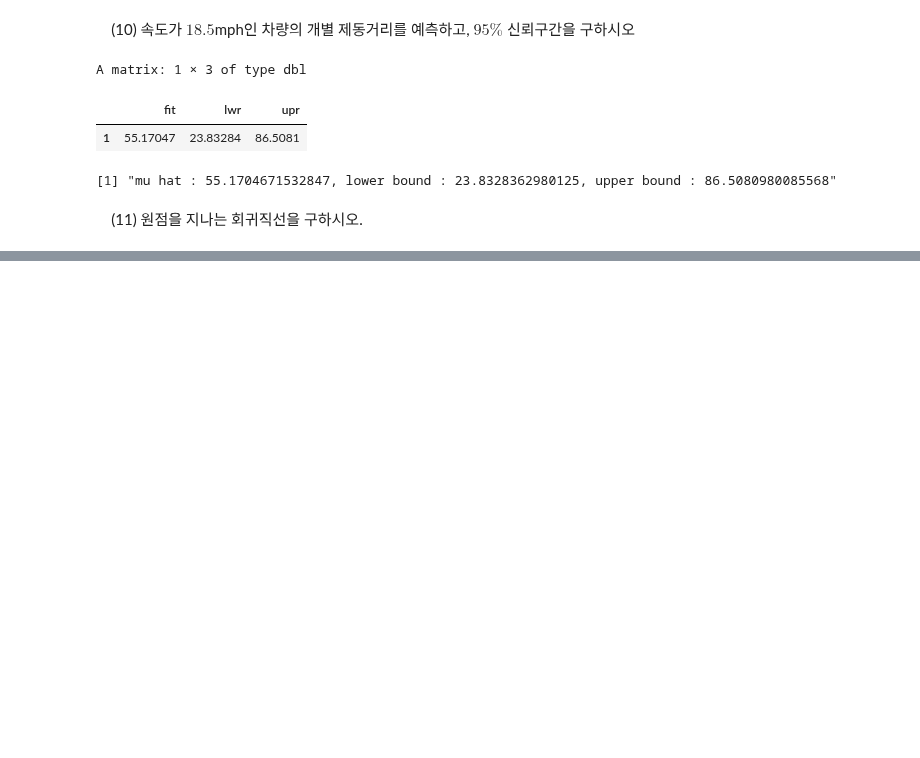
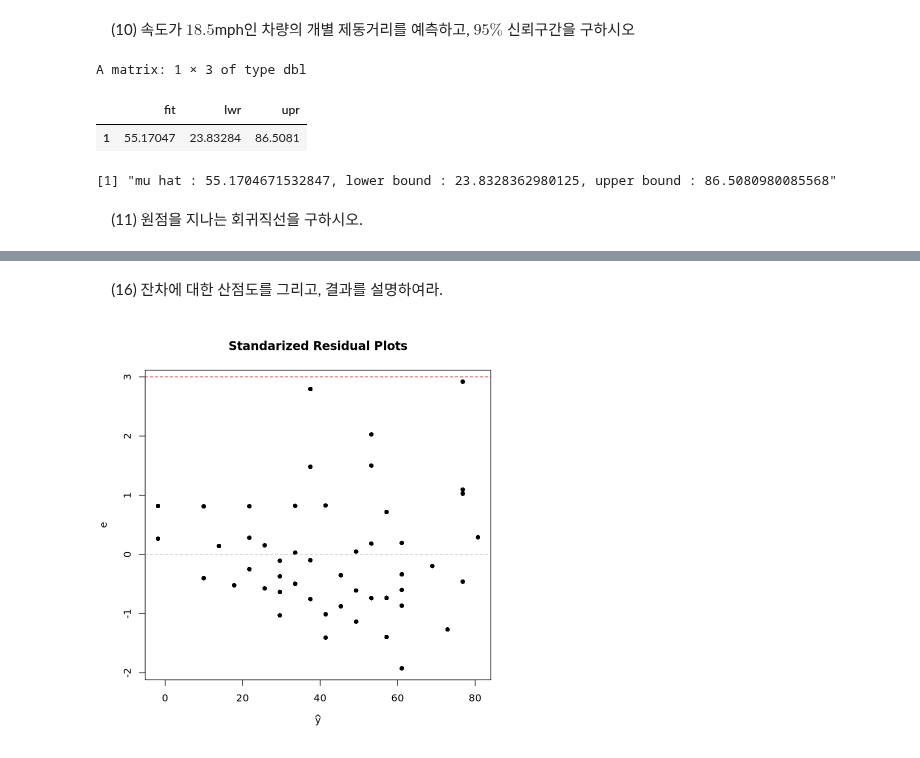
Before and after one commit to HollyRiver/R, a Jupyter notebook: regression analysis/hw/RA 2/강신성_202014107_HW01.ipynb, the cells around one changed output, grey strips where cells are left out. Drawn from its saved outputs; the diff is of its cells as text; code cells hidden in the pictures; blank space fills up the shorter version.

```diff
--- a/regression analysis/hw/RA 2/강신성_202014107_HW01.ipynb
+++ b/regression analysis/hw/RA 2/강신성_202014107_HW01.ipynb
@@ -4,11 +4,6 @@
 &nbsp; &nbsp; (1) 이 데이터의 산점도를 그리고 두 변수 사이의 관계를 설명하시오.
 # %% [markdown]
 * 분석 준비
-# %%
-setwd("~/R/regression analysis/data/")
-cars = read.csv("cars.csv", header = TRUE)
 # %%
 library(ggplot2)
 library(lmtest)
-# %%
-cars$X <- NULL  ## 인덱스 열 제거
@@ -292,0 +428,7 @@ print(paste("mu hat : ", mu_hat, ", lower bound : ", lwr, ", upper bound : ", up
+# %% [markdown]
+&nbsp; &nbsp; (16) 잔차에 대한 산점도를 그리고, 결과를 설명하여라.
+# %%
+plot(rstandard(model)~predict(model), pch = 16, xlab = expression(hat(y)), ylab = "e", main = "Standarized Residual Plots")
+abline(h = c(-3, 0, 3),  lty = 2, col = c("red", "grey", "red"))
+# %% [output]
+[figure, added]
```
Also changed, not shown: parts of 44 cells of this notebook, 3 other files.
